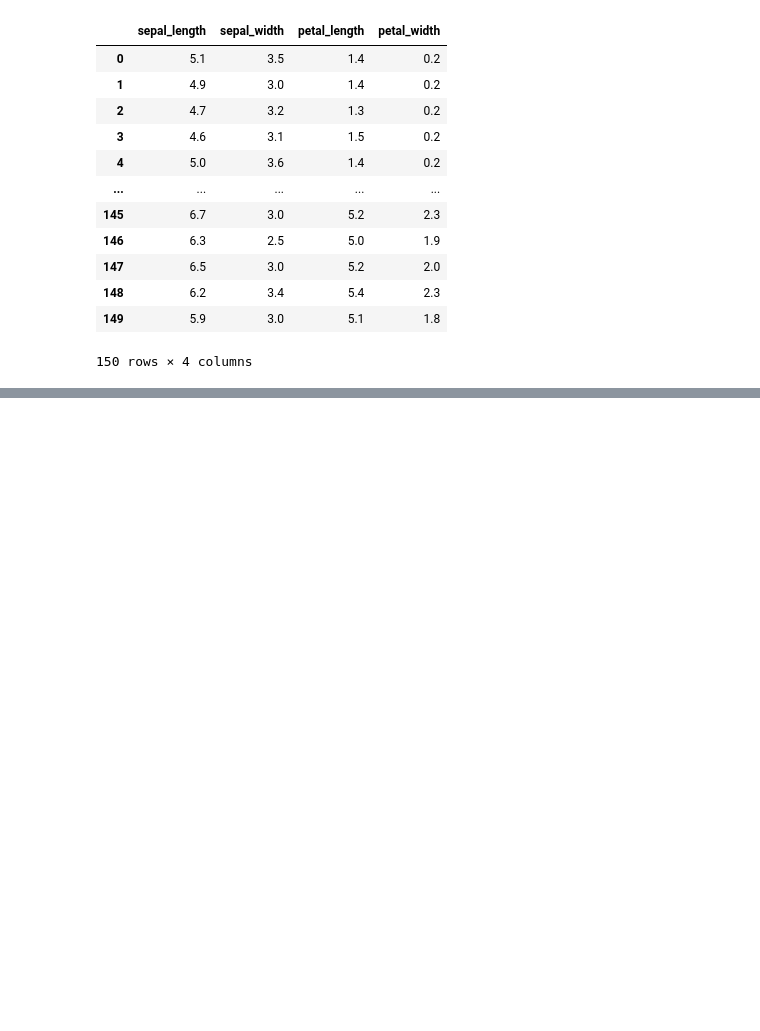
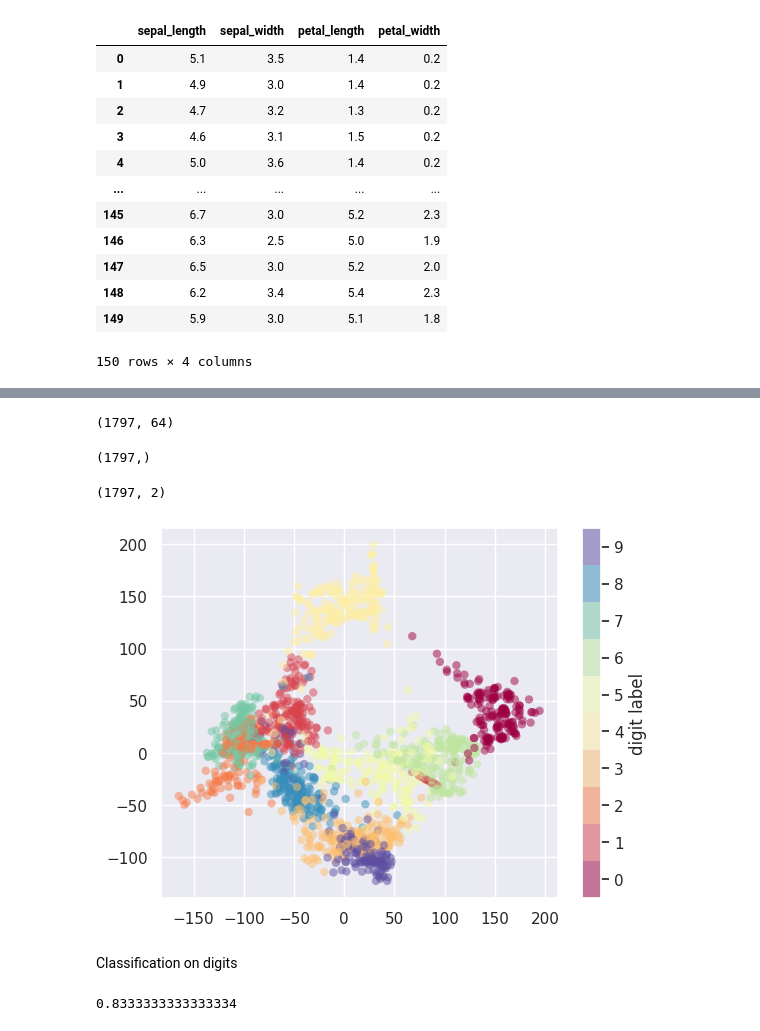
Before and after one commit to paolanavarror/mineria-de-datos, a Jupyter notebook: MineriaDeDatos.ipynb, the cells around one changed output, grey strips where cells are left out. Saved outputs shown, nothing was run; the diff lists cells and outputs as text; code cells hidden in the pictures; blank space fills up the shorter version.

```diff
--- a/MineriaDeDatos.ipynb
+++ b/MineriaDeDatos.ipynb
@@ -1703,0 +1868,11 @@ X
+# %%
+#Cada pixel lo vamos a cioondiderar como un a columna es decri que cada columna sera una caracteristica es decir 64 caracteristicas ya que son 8*8
+X = digits.data
+X.shape
+# %% [output]
+(1797, 64)
+# %%
+y = digits.target
+y.shape
+# %% [output]
+(1797,)
@@ -1703,0 +1881,19 @@ X
+# %%
+#Reducción de dimesniones, que en este caso se trata de encontrat cuales on lo pixeles mas utiles para reslizar la reducción
+from sklearn.manifold import Isomap
+iso = Isomap(n_components=2)
+iso.fit(digits.data)
+data_projected = iso.transform(digits.data)
+data_projected.shape
+# %% [output]
+(1797, 2)
+# %%
+plt.scatter(data_projected[:, 0], data_projected[:, 1], c=digits.target,
+            edgecolor='none', alpha=0.5,
+            cmap=plt.cm.get_cmap('Spectral', 10))
+plt.colorbar(label='digit label', ticks=range(10))
+plt.clim(-0.5, 9.5);
+# %% [output]
+[figure, added]
+# %% [markdown]
+Classification on digits
@@ -1703,0 +1907,7 @@ X
+# %%
+from sklearn.metrics import accuracy_score
+accuracy_score(ytest, y_model)
+#Primero separo todoss, los datos para una parte de entrenimeinto y otra de prueba prediho y comparó
+#El 83% de los casos acertó
+# %% [output]
+0.8333333333333334
```
Also changed, not shown: parts of 38 cells of this notebook.
